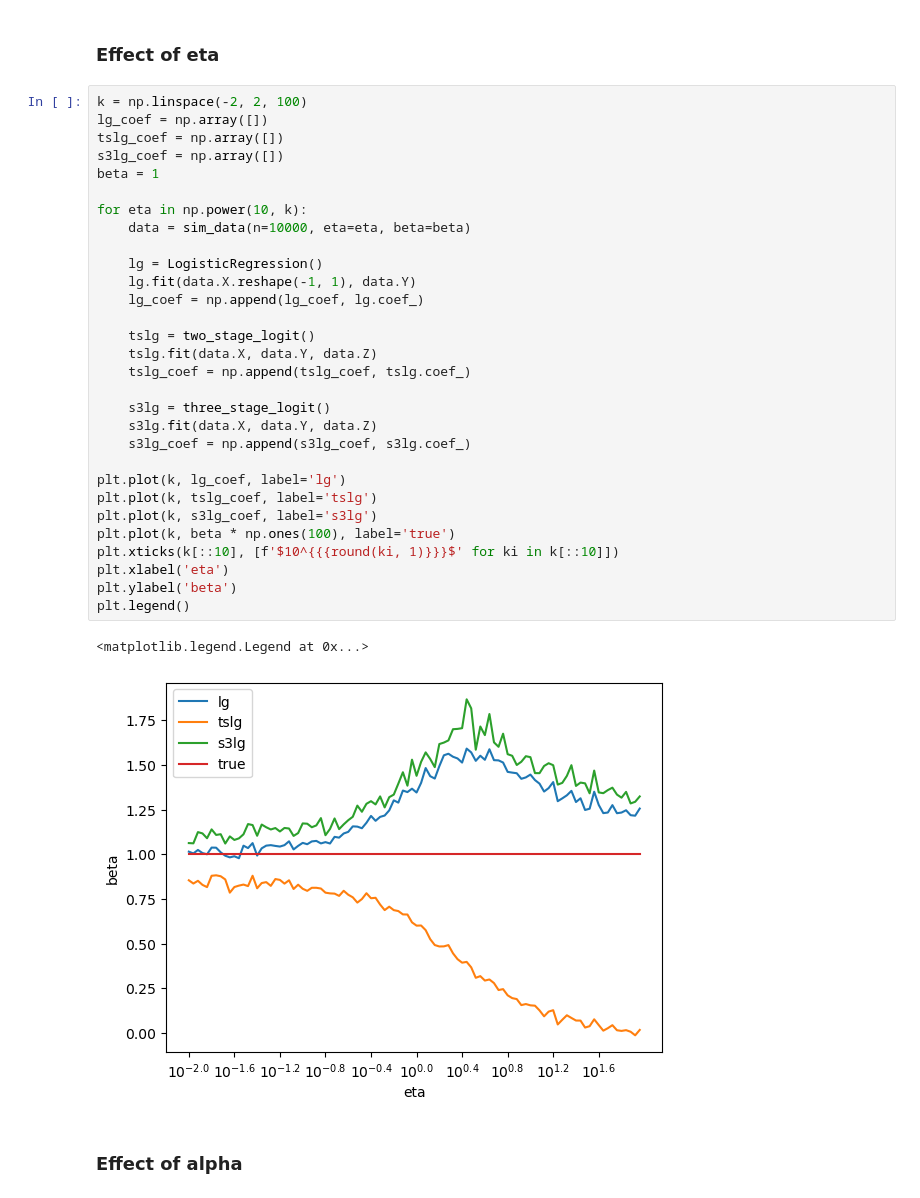
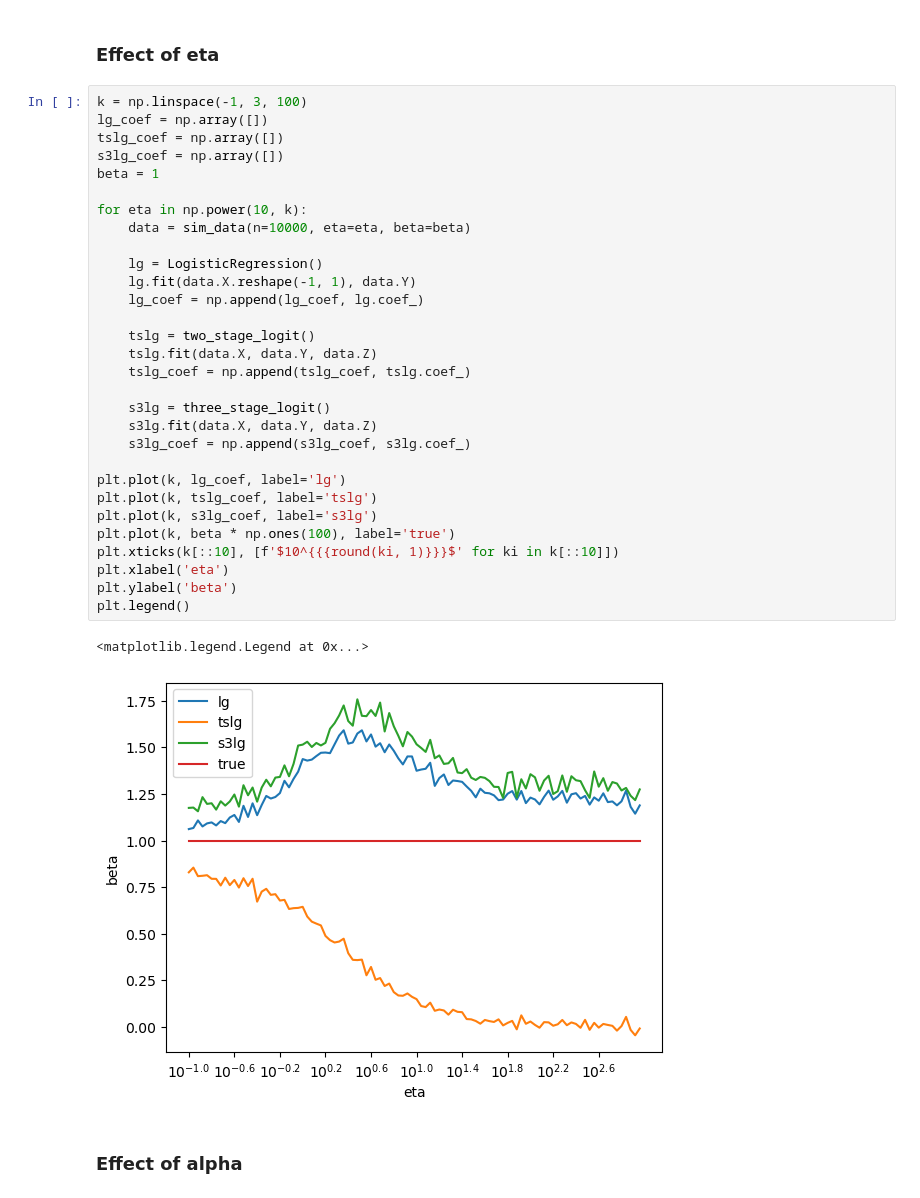
Before and after one commit to LangtianM/IV_Logistic, a Jupyter notebook: IV_Classification.ipynb, the cells around one changed output. Drawn from its saved outputs; the diff is of its cells as text.

```diff
--- a/IV_Classification.ipynb
+++ b/IV_Classification.ipynb
@@ -445,38 +446,38 @@ plt.legend()
 # %% [markdown]
 ### Effect of eta
 # %%
-k = np.linspace(-2, 2, 100)
+k = np.linspace(-1, 3, 100)
 lg_coef = np.array([])
 tslg_coef = np.array([])
 s3lg_coef = np.array([])
 beta = 1
 
 for eta in np.power(10, k):
     data = sim_data(n=10000, eta=eta, beta=beta)
 
     lg = LogisticRegression()
     lg.fit(data.X.reshape(-1, 1), data.Y)
     lg_coef = np.append(lg_coef, lg.coef_)
 
     tslg = two_stage_logit()
     tslg.fit(data.X, data.Y, data.Z)
     tslg_coef = np.append(tslg_coef, tslg.coef_)
 
     s3lg = three_stage_logit()
     s3lg.fit(data.X, data.Y, data.Z)
     s3lg_coef = np.append(s3lg_coef, s3lg.coef_)
 
 plt.plot(k, lg_coef, label='lg')
 plt.plot(k, tslg_coef, label='tslg')
 plt.plot(k, s3lg_coef, label='s3lg')
 plt.plot(k, beta * np.ones(100), label='true')
 plt.xticks(k[::10], [f'$10^{{{round(ki, 1)}}}$' for ki in k[::10]])
 plt.xlabel('eta')
 plt.ylabel('beta')
 plt.legend()
 # %% [output]
 <matplotlib.legend.Legend at 0x...>
-[figure, old version]
+[figure, new version]
 # %% [markdown]
 ### Effect of alpha
 # %%
```
Also changed, not shown: parts of 12 cells of this notebook, 2 other files.
